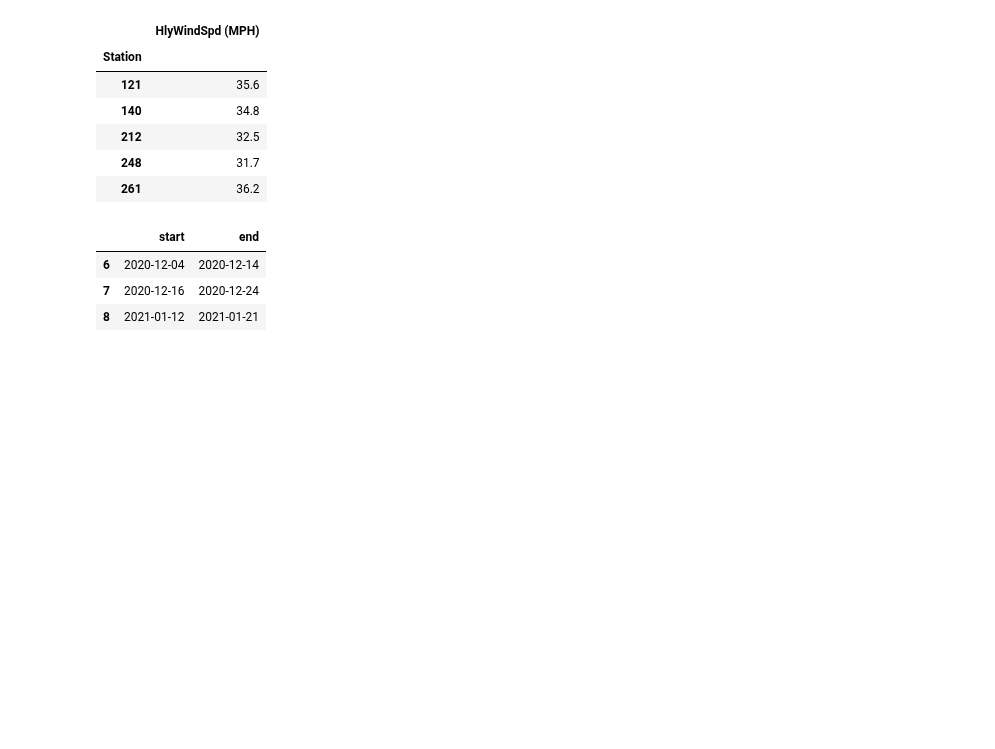
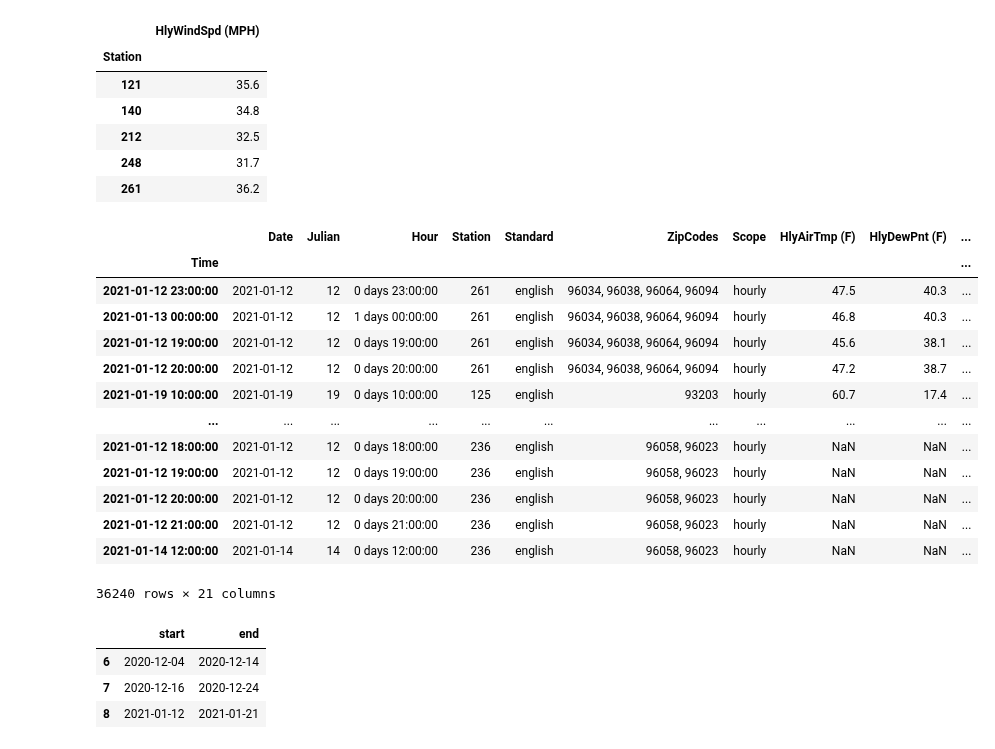
Before and after one commit to tomityrrell/psps-analysis, a Jupyter notebook: notebooks/Outlier Detection.ipynb, the cells around one changed output. Saved outputs shown, nothing was run; the diff lists cells and outputs as text; code cells hidden in the pictures; blank space fills up the shorter version.

```diff
--- a/notebooks/Outlier Detection.ipynb
+++ b/notebooks/Outlier Detection.ipynb
@@ -92,6 +59,23 @@ wind_max
 | 212 | 32.5 |
 | 248 | 31.7 |
 | 261 | 36.2 |
+# %%
+wr[(wr.Date >= "2021-01-12") & (wr.Date <= "2021-01-21")].sort_values(["HlyWindSpd (MPH)", "HlyRelHum (%)"], ascending=False)
+# %% [output]
+|  | Date | Julian | Hour | Station | Standard | ZipCodes | Scope | HlyAirTmp (F) | HlyDewPnt (F) | ... |
+| Time |  |  |  |  |  |  |  |  |  | ... |
+| 2021-01-12 23:00:00 | 2021-01-12 | 12 | 0 days 23:00:00 | 261 | english | 96034, 96038, 96064, 96094 | hourly | 47.5 | 40.3 | ... |
+| 2021-01-13 00:00:00 | 2021-01-12 | 12 | 1 days 00:00:00 | 261 | english | 96034, 96038, 96064, 96094 | hourly | 46.8 | 40.3 | ... |
+| 2021-01-12 19:00:00 | 2021-01-12 | 12 | 0 days 19:00:00 | 261 | english | 96034, 96038, 96064, 96094 | hourly | 45.6 | 38.1 | ... |
+| 2021-01-12 20:00:00 | 2021-01-12 | 12 | 0 days 20:00:00 | 261 | english | 96034, 96038, 96064, 96094 | hourly | 47.2 | 38.7 | ... |
+| 2021-01-19 10:00:00 | 2021-01-19 | 19 | 0 days 10:00:00 | 125 | english | 93203 | hourly | 60.7 | 17.4 | ... |
+| ... | ... | ... | ... | ... | ... | ... | ... | ... | ... | ... |
+| 2021-01-12 18:00:00 | 2021-01-12 | 12 | 0 days 18:00:00 | 236 | english | 96058, 96023 | hourly | NaN | NaN | ... |
+| 2021-01-12 19:00:00 | 2021-01-12 | 12 | 0 days 19:00:00 | 236 | english | 96058, 96023 | hourly | NaN | NaN | ... |
+| 2021-01-12 20:00:00 | 2021-01-12 | 12 | 0 days 20:00:00 | 236 | english | 96058, 96023 | hourly | NaN | NaN | ... |
+| 2021-01-12 21:00:00 | 2021-01-12 | 12 | 0 days 21:00:00 | 236 | english | 96058, 96023 | hourly | NaN | NaN | ... |
+| 2021-01-14 12:00:00 | 2021-01-14 | 14 | 0 days 12:00:00 | 236 | english | 96058, 96023 | hourly | NaN | NaN | ... |
+36240 rows × 21 columns
 # %%
 se_dates = source[["start", "end"]]
 se_dates = se_dates[~se_dates.duplicated()].sort_values(by="start").reset_index(drop=True)
```
Also changed, not shown: parts of 2 cells of this notebook, 5 other files.
